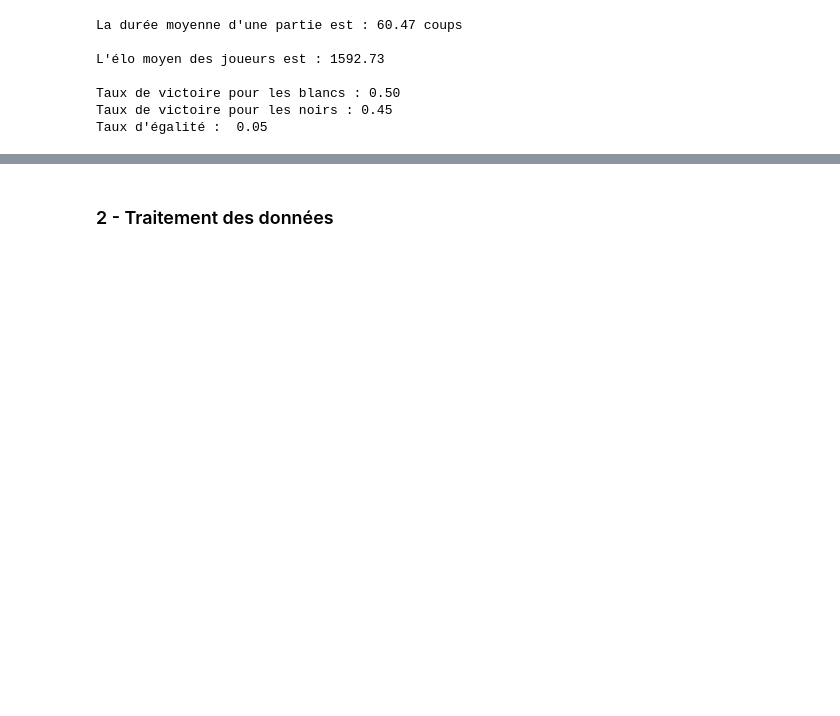
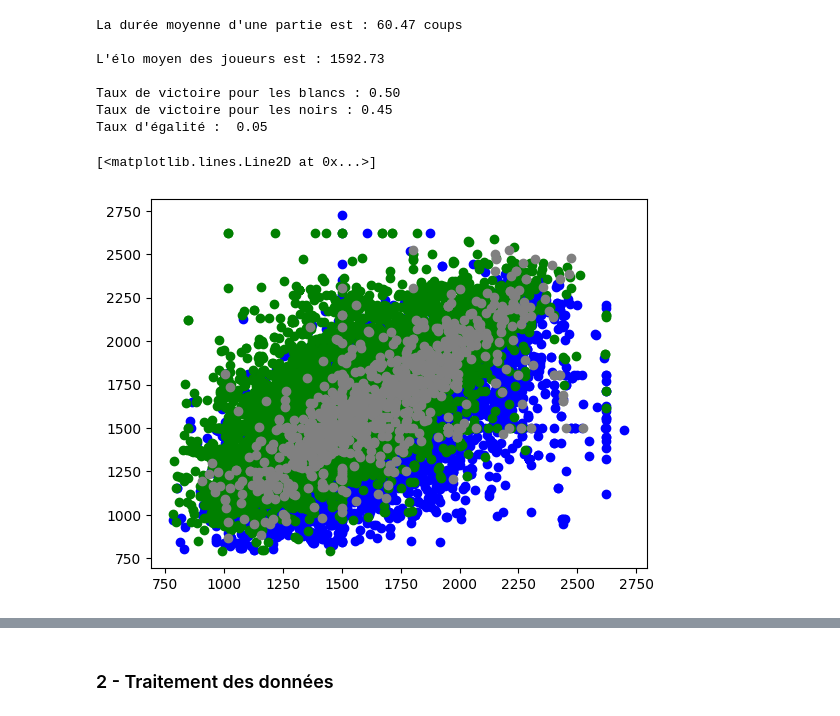
Before and after one commit to guicag/chess_ml, a Jupyter notebook: exploration.ipynb, the cells around one changed output, grey strips where cells are left out. Drawn from its saved outputs; the diff is of its cells as text; code cells hidden in the pictures; blank space fills up the shorter version.

```diff
--- a/exploration.ipynb
+++ b/exploration.ipynb
@@ -136,0 +141,12 @@ Taux d'égalité :  0.05
+# %%
+temp_white = df.loc[df["winner"] == "white"]
+temp_black = df.loc[df["winner"] == "black"]
+temp_draw = df.loc[df["winner"] == "draw"]
+# %%
+# Schéma représentant les parties gagné par les blanc (bleu), les parties gagné par les noir (vert) et les égalités en fonction de l'élo des deux joueurs
+plt.plot(temp_white["white_rating"], temp_white["black_rating"], 'o', color='blue');
+plt.plot(temp_black["white_rating"], temp_black["black_rating"], 'o', color='green');
+plt.plot(temp_draw["white_rating"], temp_draw["black_rating"], 'o', color="gray")
+# %% [output]
+[<matplotlib.lines.Line2D at 0x...>]
+[figure, added]
```
Also changed, not shown: parts of 34 cells of this notebook.
